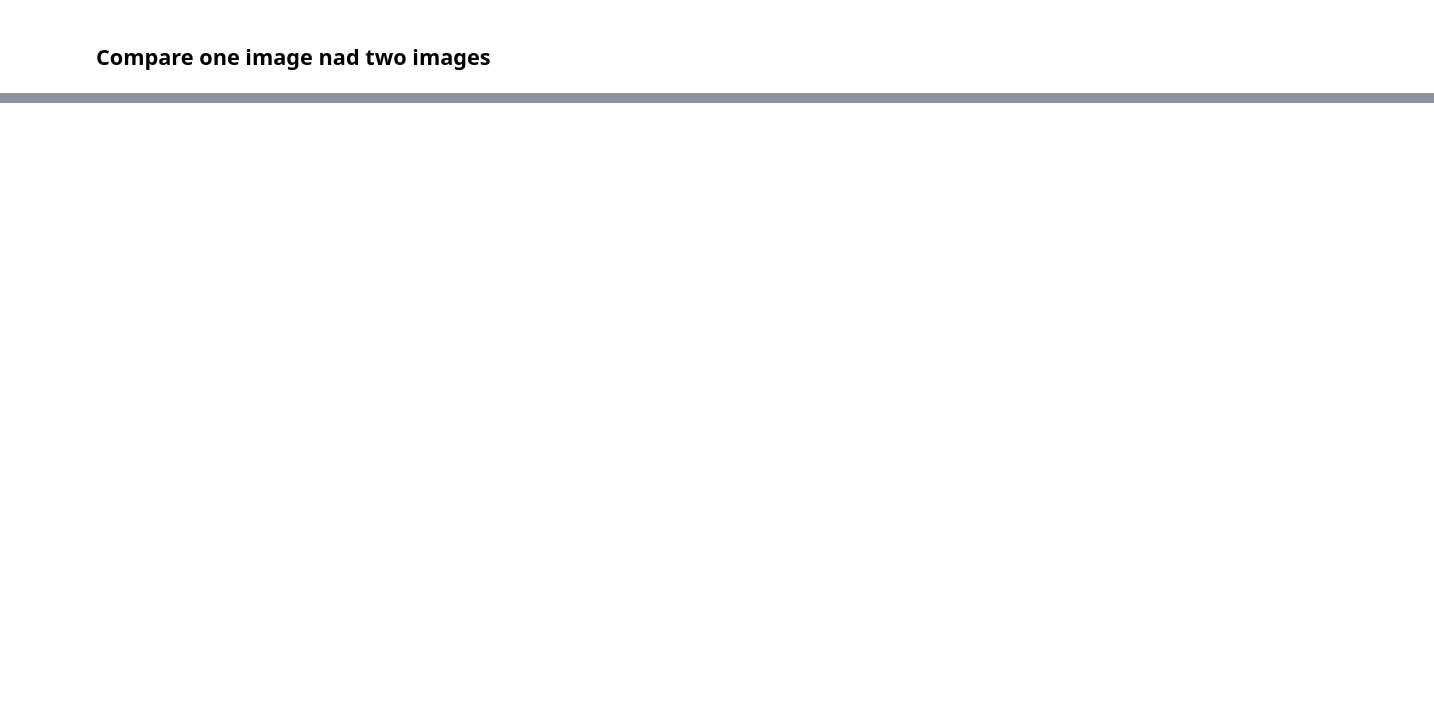
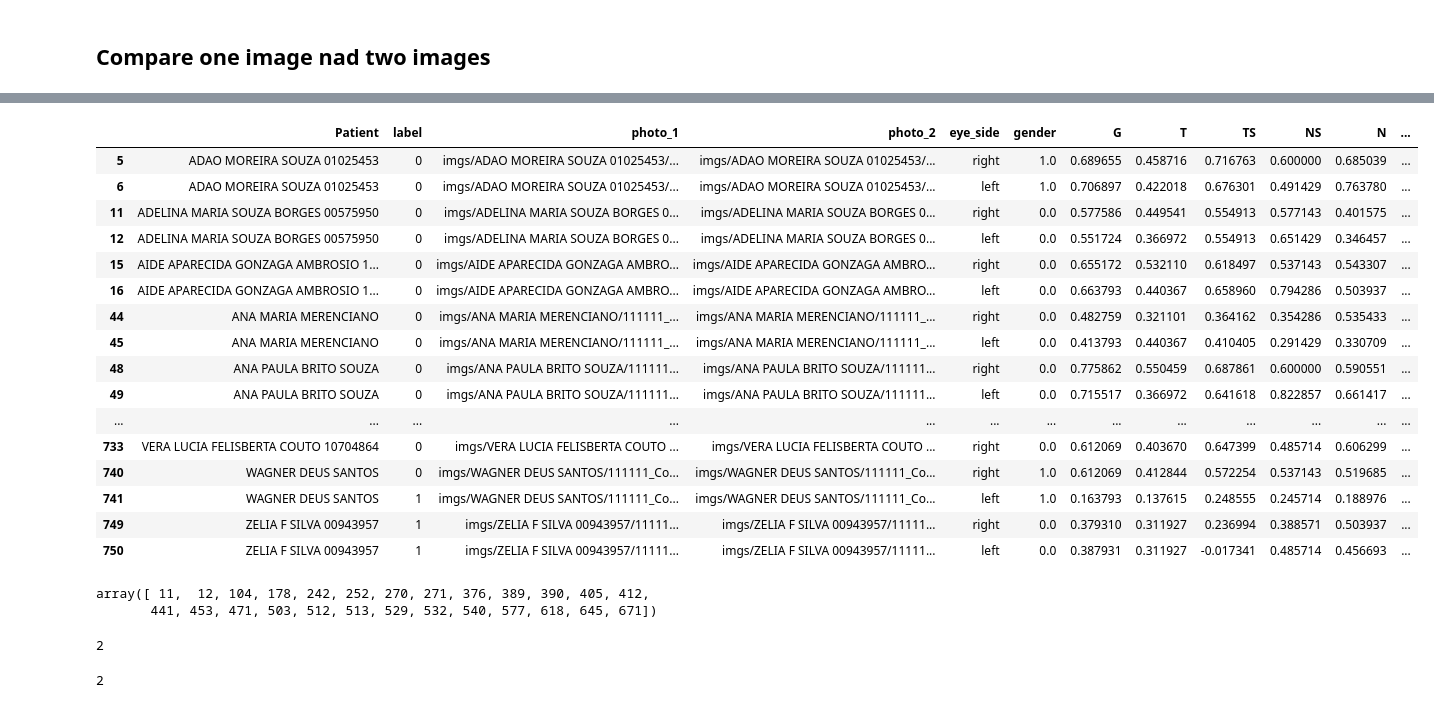
Before and after one commit to FelipeMarcelino/glaucoma, a Jupyter notebook: notebooks/shap.ipynb, the cells around one changed output, grey strips where cells are left out. Cells and saved outputs as stored; diff of their text form; code cells hidden in the pictures; blank space fills up the shorter version.

```diff
--- a/notebooks/shap.ipynb
+++ b/notebooks/shap.ipynb
@@ -205,0 +269,34 @@ with open(r"../models/785ed10d4c6e4f71bb6b36db16f64b2d/model_balanced_shap_value
+# %%
+dataset_2_df
+# %% [output]
+|  | Patient | label | photo_1 | photo_2 | eye_side | gender | G | T | TS | NS | N | ... |
+| 5 | ADAO MOREIRA SOUZA 01025453 | 0 | imgs/ADAO MOREIRA SOUZA 01025453/... | imgs/ADAO MOREIRA SOUZA 01025453/... | right | 1.0 | 0.689655 | 0.458716 | 0.716763 | 0.600000 | 0.685039 | ... |
+| 6 | ADAO MOREIRA SOUZA 01025453 | 0 | imgs/ADAO MOREIRA SOUZA 01025453/... | imgs/ADAO MOREIRA SOUZA 01025453/... | left | 1.0 | 0.706897 | 0.422018 | 0.676301 | 0.491429 | 0.763780 | ... |
+| 11 | ADELINA MARIA SOUZA BORGES 00575950 | 0 | imgs/ADELINA MARIA SOUZA BORGES 0... | imgs/ADELINA MARIA SOUZA BORGES 0... | right | 0.0 | 0.577586 | 0.449541 | 0.554913 | 0.577143 | 0.401575 | ... |
+| 12 | ADELINA MARIA SOUZA BORGES 00575950 | 0 | imgs/ADELINA MARIA SOUZA BORGES 0... | imgs/ADELINA MARIA SOUZA BORGES 0... | left | 0.0 | 0.551724 | 0.366972 | 0.554913 | 0.651429 | 0.346457 | ... |
+| 15 | AIDE APARECIDA GONZAGA AMBROSIO 1... | 0 | imgs/AIDE APARECIDA GONZAGA AMBRO... | imgs/AIDE APARECIDA GONZAGA AMBRO... | right | 0.0 | 0.655172 | 0.532110 | 0.618497 | 0.537143 | 0.543307 | ... |
+| 16 | AIDE APARECIDA GONZAGA AMBROSIO 1... | 0 | imgs/AIDE APARECIDA GONZAGA AMBRO... | imgs/AIDE APARECIDA GONZAGA AMBRO... | left | 0.0 | 0.663793 | 0.440367 | 0.658960 | 0.794286 | 0.503937 | ... |
+| 44 | ANA MARIA MERENCIANO | 0 | imgs/ANA MARIA MERENCIANO/111111_... | imgs/ANA MARIA MERENCIANO/111111_... | right | 0.0 | 0.482759 | 0.321101 | 0.364162 | 0.354286 | 0.535433 | ... |
+| 45 | ANA MARIA MERENCIANO | 0 | imgs/ANA MARIA MERENCIANO/111111_... | imgs/ANA MARIA MERENCIANO/111111_... | left | 0.0 | 0.413793 | 0.440367 | 0.410405 | 0.291429 | 0.330709 | ... |
+| 48 | ANA PAULA BRITO SOUZA | 0 | imgs/ANA PAULA BRITO SOUZA/111111... | imgs/ANA PAULA BRITO SOUZA/111111... | right | 0.0 | 0.775862 | 0.550459 | 0.687861 | 0.600000 | 0.590551 | ... |
+| 49 | ANA PAULA BRITO SOUZA | 0 | imgs/ANA PAULA BRITO SOUZA/111111... | imgs/ANA PAULA BRITO SOUZA/111111... | left | 0.0 | 0.715517 | 0.366972 | 0.641618 | 0.822857 | 0.661417 | ... |
+| ... | ... | ... | ... | ... | ... | ... | ... | ... | ... | ... | ... | ... |
+| 733 | VERA LUCIA FELISBERTA COUTO 10704864 | 0 | imgs/VERA LUCIA FELISBERTA COUTO ... | imgs/VERA LUCIA FELISBERTA COUTO ... | right | 0.0 | 0.612069 | 0.403670 | 0.647399 | 0.485714 | 0.606299 | ... |
+| 740 | WAGNER DEUS SANTOS | 0 | imgs/WAGNER DEUS SANTOS/111111_Co... | imgs/WAGNER DEUS SANTOS/111111_Co... | right | 1.0 | 0.612069 | 0.412844 | 0.572254 | 0.537143 | 0.519685 | ... |
+| 741 | WAGNER DEUS SANTOS | 1 | imgs/WAGNER DEUS SANTOS/111111_Co... | imgs/WAGNER DEUS SANTOS/111111_Co... | left | 1.0 | 0.163793 | 0.137615 | 0.248555 | 0.245714 | 0.188976 | ... |
+| 749 | ZELIA F SILVA 00943957 | 1 | imgs/ZELIA F SILVA 00943957/11111... | imgs/ZELIA F SILVA 00943957/11111... | right | 0.0 | 0.379310 | 0.311927 | 0.236994 | 0.388571 | 0.503937 | ... |
+| 750 | ZELIA F SILVA 00943957 | 1 | imgs/ZELIA F SILVA 00943957/11111... | imgs/ZELIA F SILVA 00943957/11111... | left | 0.0 | 0.387931 | 0.311927 | -0.017341 | 0.485714 | 0.456693 | ... |
+# %%
+idx = np.intersect1d(dataset_1_df.index, dataset_2_df.index)
+idx
+# %% [output]
+array([ 11,  12, 104, 178, 242, 252, 270, 271, 376, 389, 390, 405, 412,
+       441, 453, 471, 503, 512, 513, 529, 532, 540, 577, 618, 645, 671])
+# %%
+dataset_1_df.index.get_loc(11)
+# %% [output]
+2
+# %%
+dataset_2_df.index.get_loc(11)
+# %% [output]
+2
```
Also changed, not shown: parts of 18 cells of this notebook, 32 other files.
